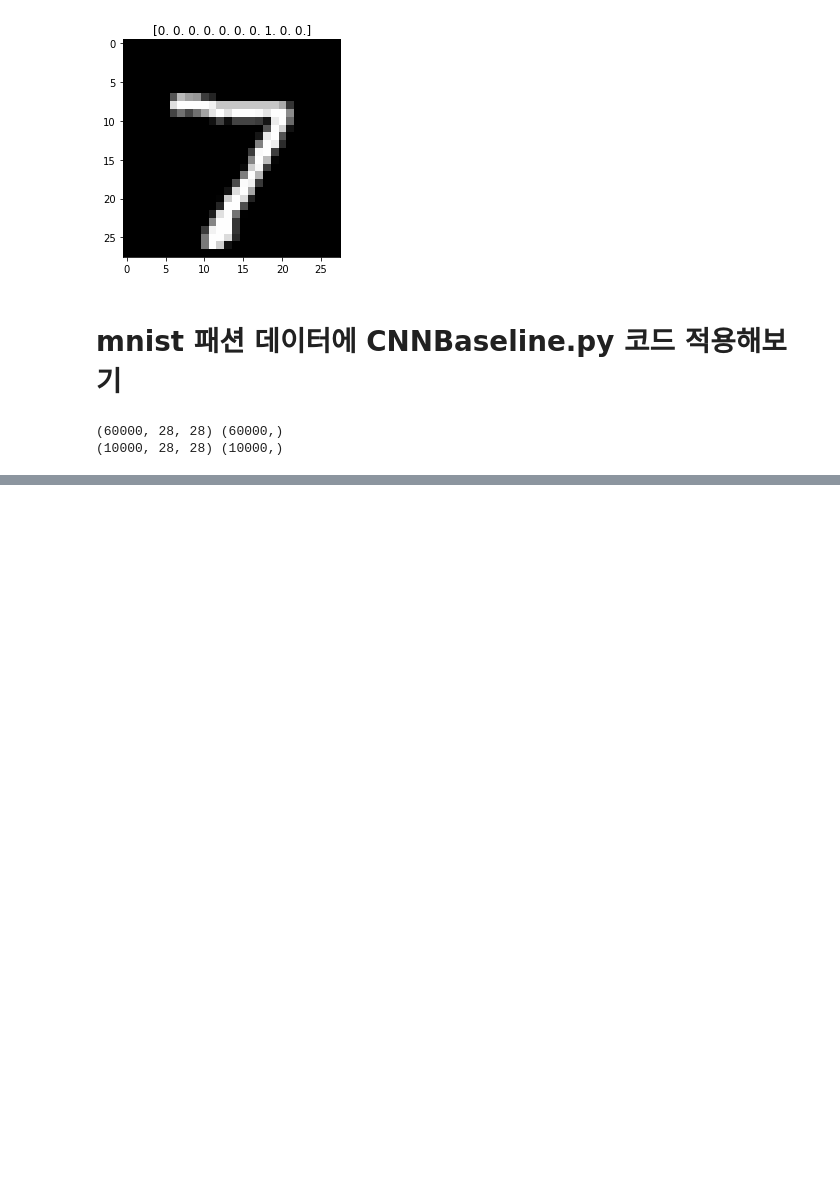
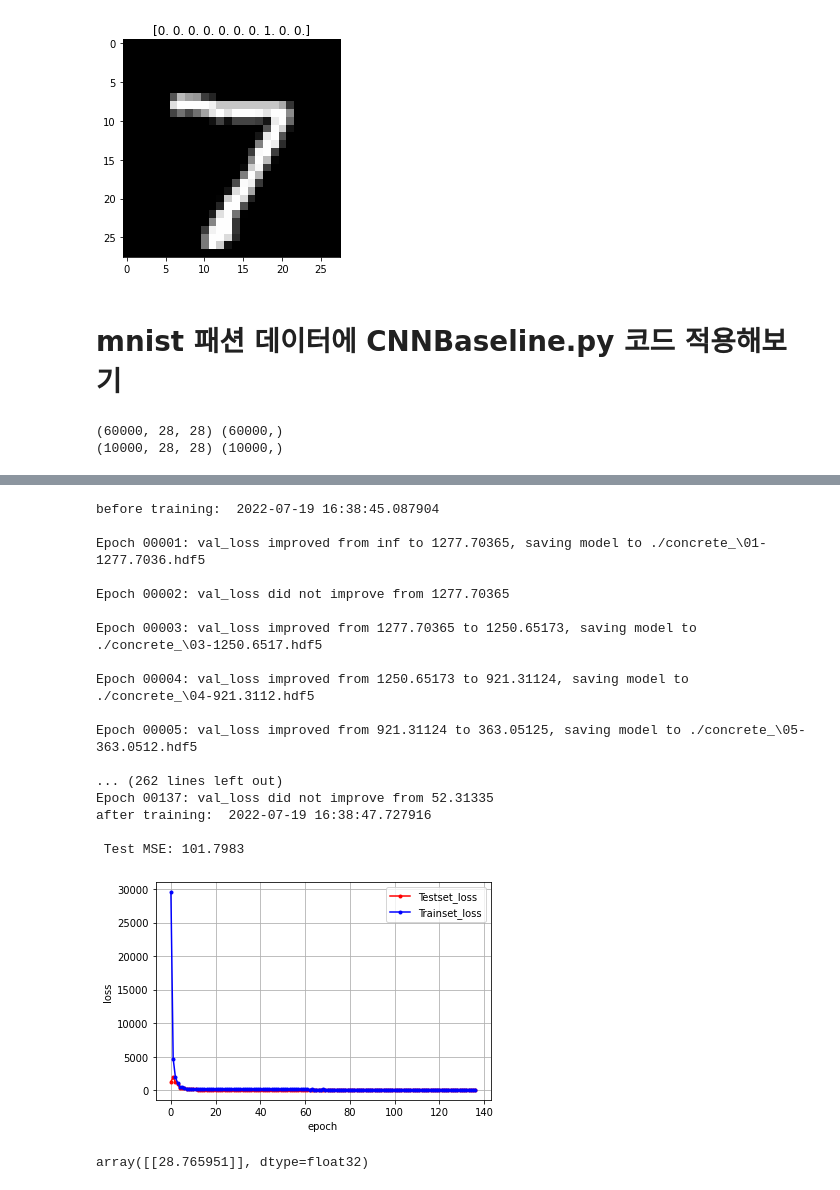
Before and after one commit to sulheebaek/2022PythonDA3rd, a Jupyter notebook: 강사노트북/Day6_신경망.ipynb, the cells around one changed output, grey strips where cells are left out. Saved outputs shown, nothing was run; the diff lists cells and outputs as text; code cells hidden in the pictures; blank space fills up the shorter version.

```diff
--- a/강사노트북/Day6_신경망.ipynb
+++ b/강사노트북/Day6_신경망.ipynb
@@ -413,0 +510,14 @@ print(X_test.shape, y_test.shape)
+# %%
+# 데이터 준비
+
+import pandas as pd
+concrete = pd.read_excel('datasets/Concrete_Data.xls')
+concrete.columns = map(lambda x: x.split(' ')[0].lower(), list(concrete.columns))
+print(concrete.columns)
+X = concrete.loc[:, :'age']
+y = concrete['concrete']
+print(X.shape, y.shape)
+
+from sklearn.model_selection import train_test_split
+X_train, X_test, y_train, y_test = train_test_split(X, y, test_size=0.2, random_state=42)
+print(X_train.shape, y_train.shape, X_test.shape, y_test.shape)
@@ -413,0 +569,66 @@ print(X_test.shape, y_test.shape)
+# %%
+# 모델 학습 및 평가
+MODEL_DIR = './concrete_model/'
+if not os.path.exists(MODEL_DIR):
+    os.mkdir(MODEL_DIR)
+
+modelpath="./concrete_/{epoch:02d}-{val_loss:.4f}.hdf5"
+checkpointer = tf.keras.callbacks.ModelCheckpoint(filepath=modelpath,
+                                                  monitor='val_loss',
+                                                  verbose=1, save_best_only=True)
+early_stopping_callback = tf.keras.callbacks.EarlyStopping(monitor='val_loss', patience=10)
+
+from datetime import datetime
+print('before training: ', datetime.now())
+# 모델의 실행
+# history = model.fit(X_train, y_train,
+#                     validation_data=(X_test, y_test),
+#                     epochs=10000, batch_size=2000, verbose=0,
+#                     callbacks=[early_stopping_callback, checkpointer])
+history = model.fit(X, y, validation_split=0.1,
+                    epochs=320, batch_size=100, verbose=0,
+                    callbacks=[early_stopping_callback, checkpointer])
+print('after training: ', datetime.now())
+
+# 테스트 정확도 출력
+print('\n Test MSE: %.4f' % (model.evaluate(X_test, y_test)[1]))
+
+# 테스트셋의 오차
+y_vloss = history.history['val_loss']
+
+# 학습셋의 오차
+y_loss = history.history['loss']
+
+# 시각화
+x_len = numpy.arange(len(y_loss))
+plt.plot(x_len, y_vloss, marker='.', c='red', label='Testset_loss')
+plt.plot(x_len, y_loss, marker='.', c='blue', label='Trainset_loss')
+
+plt.legend(loc='upper right')
+plt.grid()
+plt.xlabel('epoch')
+plt.ylabel('loss')
+plt.show()
+# %% [output]
+before training:  2022-07-19 16:38:45.087904
+
+Epoch 00001: val_loss improved from inf to 1277.70365, saving model to ./concrete_\01-1277.7036.hdf5
+
+Epoch 00002: val_loss did not improve from 1277.70365
+
+Epoch 00003: val_loss improved from 1277.70365 to 1250.65173, saving model to ./concrete_\03-1250.6517.hdf5
+
+Epoch 00004: val_loss improved from 1250.65173 to 921.31124, saving model to ./concrete_\04-921.3112.hdf5
+
+Epoch 00005: val_loss improved from 921.31124 to 363.05125, saving model to ./concrete_\05-363.0512.hdf5
+
+... (262 lines left out)
+Epoch 00137: val_loss did not improve from 52.31335
+after training:  2022-07-19 16:38:47.727916
+
+ Test MSE: 101.7983
+[figure, added]
+# %%
+model.predict(X_train[0:1])
+# %% [output]
+array([[28.765951]], dtype=float32)
```
Also changed, not shown: parts of 19 cells of this notebook, 1 other file.
